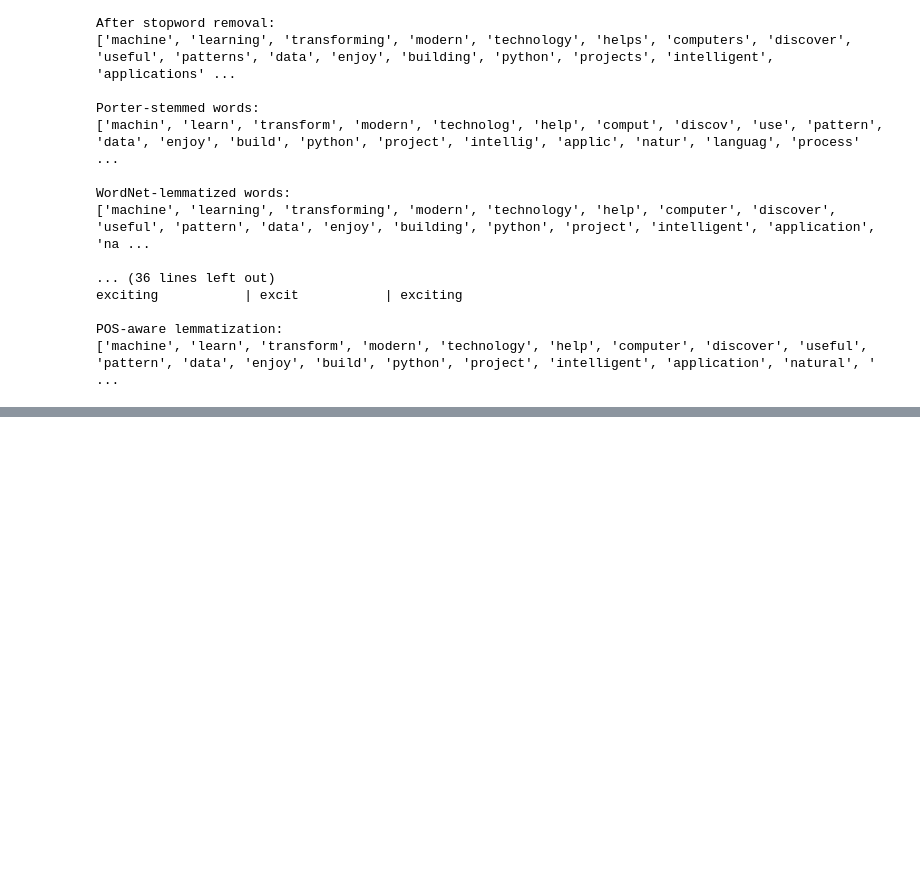
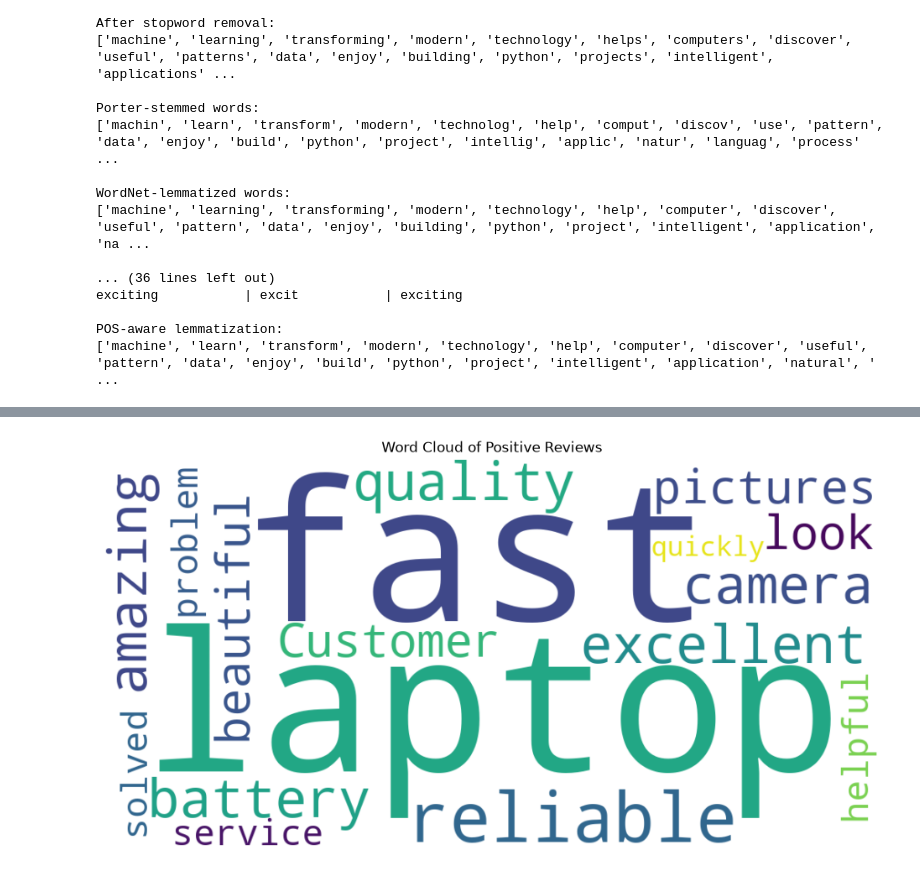
Before and after one commit to Kaif-1024170255/CognitiveComputing-Lab, a Jupyter notebook: Assignment-8/Assignment-8.ipynb, the cells around one changed output, grey strips where cells are left out. Drawn from its saved outputs; the diff is of its cells as text; code cells hidden in the pictures; blank space fills up the shorter version.

```diff
--- a/Assignment-8/Assignment-8.ipynb
+++ b/Assignment-8/Assignment-8.ipynb
@@ -195,0 +364,81 @@ POS-aware lemmatization:
+# %%
+# If necessary, run this once in Google Colab:
+# %pip install textblob wordcloud
+
+import nltk
+import pandas as pd
+import matplotlib.pyplot as plt
+from textblob import TextBlob
+from wordcloud import WordCloud
+
+nltk.download("punkt", quiet=True)
+
+# Product and service reviews
+reviews = [
+    "The laptop is fast, reliable, and has an excellent battery.",
+    "The camera quality is amazing and the pictures look beautiful.",
+    "Customer service was helpful and solved my problem quickly.",
+    "The phone is disappointing and the battery drains very quickly.",
+    "The product is poorly made and the performance is terrible.",
+    "The delivery was delayed and the packaging was damaged.",
+    "The product arrived yesterday.",
+    "The laptop has a screen and a keyboard."
+]
+
+results = []
+
+# 1. Calculate polarity and subjectivity
+# 2. Classify each review
+for review in reviews:
+    blob = TextBlob(review)
+
+    polarity = blob.sentiment.polarity
+    subjectivity = blob.sentiment.subjectivity
+
+    if polarity > 0:
+        sentiment = "Positive"
+    elif polarity < 0:
+        sentiment = "Negative"
+    else:
+        sentiment = "Neutral"
+
+    results.append({
+        "Review": review,
+        "Polarity": round(polarity, 3),
+        "Subjectivity": round(subjectivity, 3),
+        "Sentiment": sentiment
+    })
+
+results_df = pd.DataFrame(results)
+
+print("SENTIMENT ANALYSIS RESULTS:")
+display(results_df)
+
+# 3. Collect positive reviews
+positive_reviews = results_df.loc[
+    results_df["Sentiment"] == "Positive", "Review"
+].tolist()
+
+print("\nPositive reviews:")
+for review in positive_reviews:
+    print("-", review)
+
+# 4. Generate a word cloud using positive reviews
+if positive_reviews:
+    positive_text = " ".join(positive_reviews)
+
+    wordcloud = WordCloud(
+        width=1000,
+        height=500,
+        background_color="white",
+        collocations=False
+    ).generate(positive_text)
+
+    plt.figure(figsize=(12, 6))
+    plt.imshow(wordcloud, interpolation="bilinear")
+    plt.axis("off")
+    plt.title("Word Cloud of Positive Reviews")
+    plt.show()
+else:
+    print("No positive reviews were found.")
+# %% [output]
@@ -195,0 +459 @@ POS-aware lemmatization:
+[figure, added]
```
Also changed, not shown: parts of 6 cells of this notebook, 1 other file.
